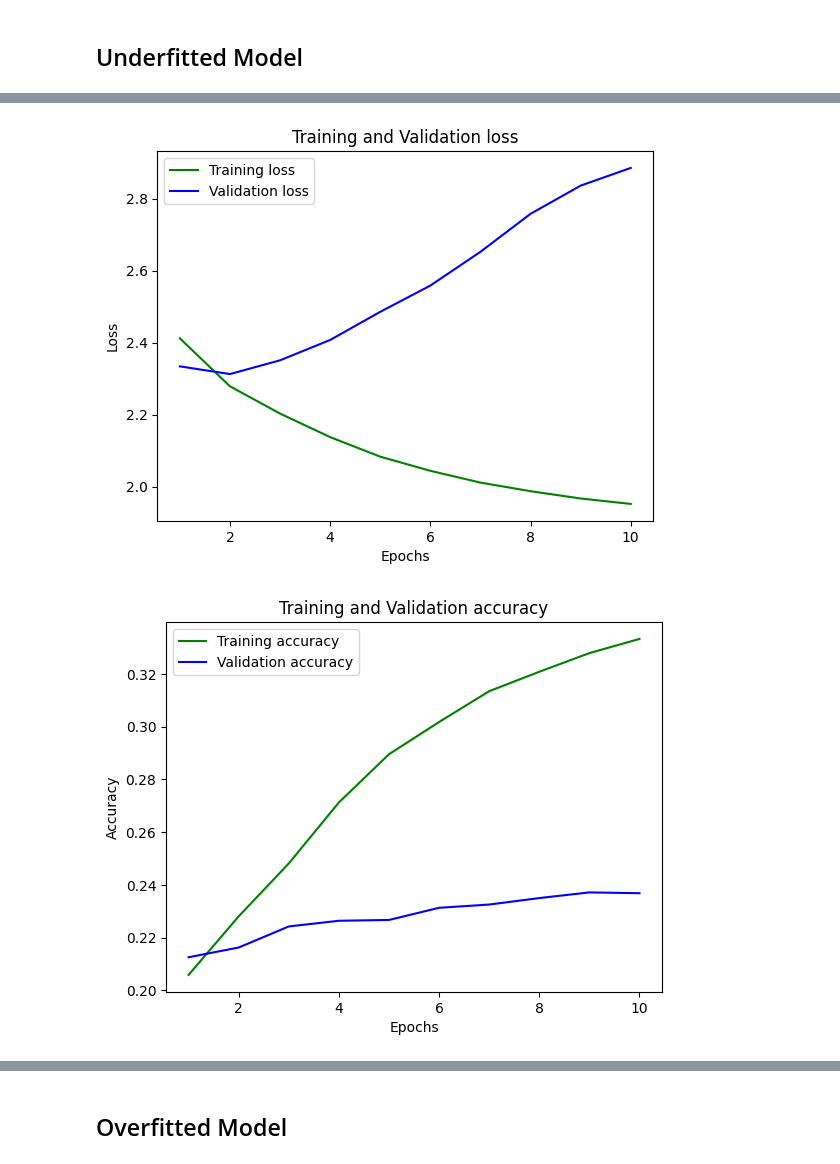
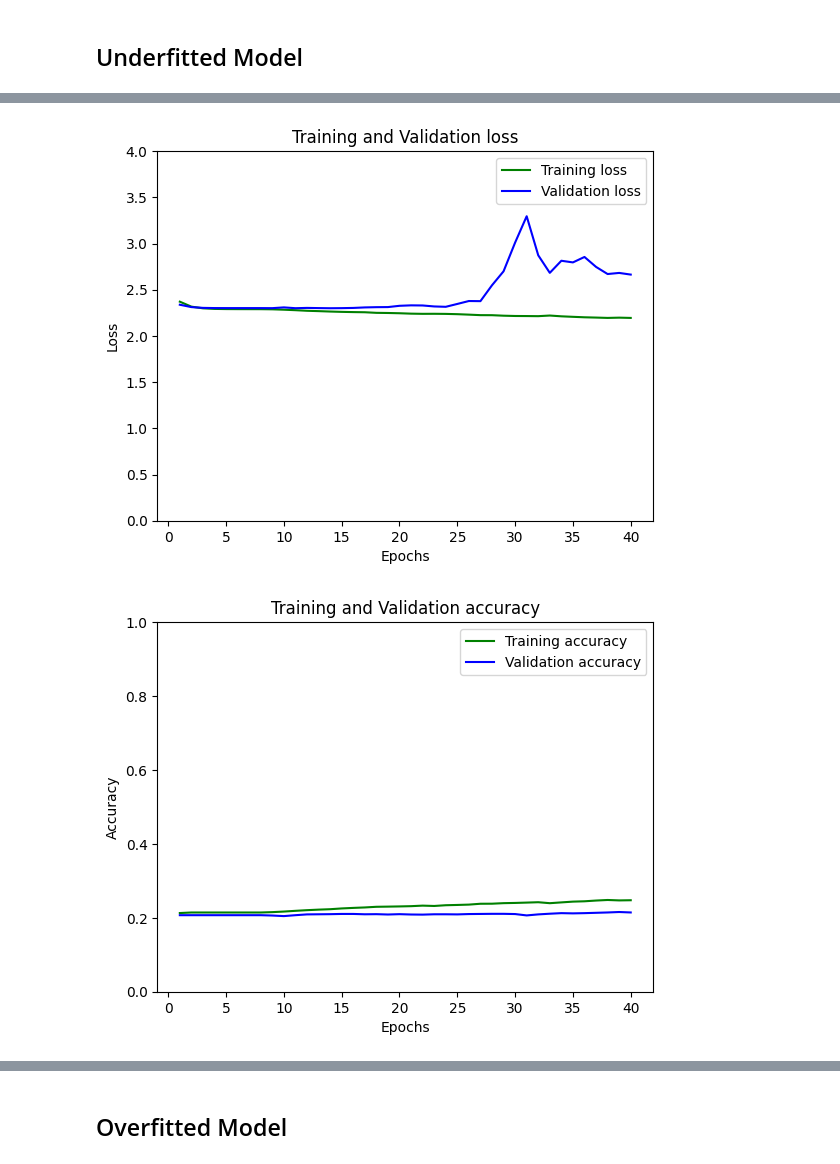
Before and after one commit to DashieTM/pokegpt, a Jupyter notebook: pokegpt.ipynb, the cells around one changed output, grey strips where cells are left out. Drawn from its saved outputs; the diff is of its cells as text; code cells hidden in the pictures.

```diff
--- a/pokegpt.ipynb
+++ b/pokegpt.ipynb
@@ -112,2 +106,14 @@ Found 10041 files belonging to 11 classes.
+# %%
+AUTOTUNE = tf.data.AUTOTUNE
+
+training_ds = training_ds.cache().prefetch(buffer_size=AUTOTUNE)
+validation_ds = validation_ds.cache().prefetch(buffer_size=AUTOTUNE)
+testing_ds = testing_ds.cache().prefetch(buffer_size=AUTOTUNE)
+
+# Dataset.cache keeps the images in memory after they're loaded off disk during the first epoch.
+# This will ensure the dataset does not become a bottleneck while training your model.
+# If your dataset is too large to fit into memory, you can also use this method to create a performant on-disk cache.
+
+# Dataset.prefetch overlaps data preprocessing and model execution while training
 # %% [markdown]
 ## Data information and visualization
@@ -187,24 +144,23 @@ testing_ds = testing_ds.cache().prefetch(buffer_size=AUTOTUNE)
 ## Underfitted Model
 # %%
 underfitted_model = keras.Sequential([
-    layers.Rescaling(1./255), # Some preprocessing happening here, normalizing the data
-    layers.Conv2D(4, 64, activation='relu'),
+    layers.Rescaling(1./63), # Some preprocessing happening here, normalizing the data
+    layers.Conv2D(1, 30, activation='relu'),
     layers.MaxPooling2D(),
     layers.Flatten(),
-    layers.Dense(num_classes)
+    layers.Dense(num_classes, activation='softmax')
 ])
 # %%
 underfitted_model.compile(
     optimizer='adam',
-    loss=keras.losses.SparseCategoricalCrossentropy(from_logits=True),
+    loss=keras.losses.SparseCategoricalCrossentropy(from_logits=False),
     metrics=['acc']
 )
 # %%
-num_epochs=10
-
 underfitted_history = underfitted_model.fit(
     training_ds,
     validation_data=validation_ds,
-    epochs=num_epochs
+    epochs=num_epochs,
+    use_multiprocessing=True
 )
 # %% [output]
@@ -264,21 +217,23 @@ plt.plot(epochs, val_loss, 'b', label='Validation loss')
 plt.title('Training and Validation loss')
 plt.xlabel('Epochs')
 plt.ylabel('Loss')
+plt.ylim([0, 4])
 plt.legend()
 plt.show()
 # %% [output]
-[figure, old version]
+[figure, new version]
 # %%
 # Plotting training and validation accuracy
 plt.plot(epochs, acc, 'g', label='Training accuracy')
 plt.plot(epochs, val_acc, 'b', label='Validation accuracy')
 plt.title('Training and Validation accuracy')
 plt.xlabel('Epochs')
 plt.ylabel('Accuracy')
+plt.ylim([0, 1])
 plt.legend()
 plt.show()
 # %% [output]
-[figure, old version]
+[figure, new version]
 # %%
 preds = np.empty((0, 2), dtype=int)
 for images, labels in iter(testing_ds):
```
Also changed, not shown: parts of 49 cells of this notebook.
